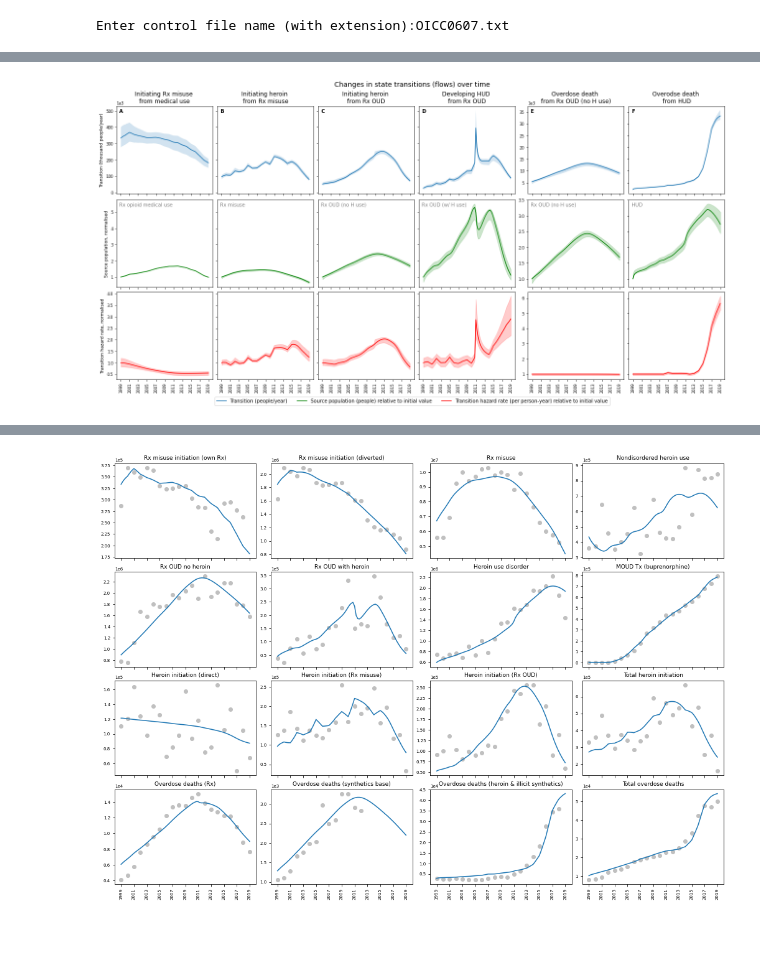
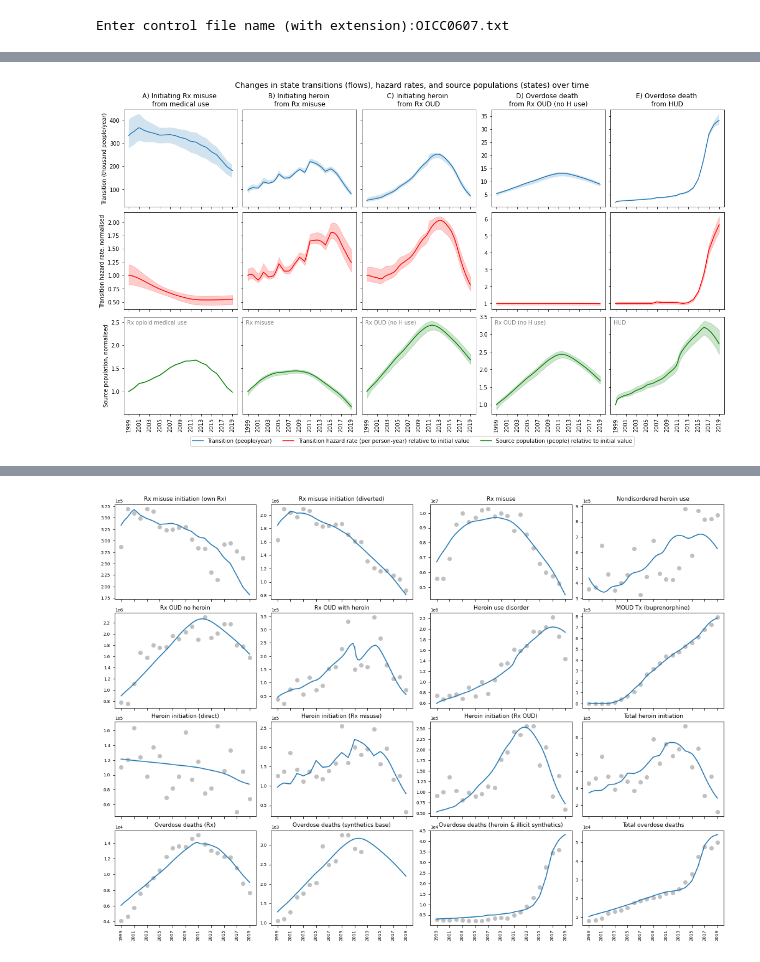
Before and after one commit to tseyanglim/SOURCE, a Jupyter notebook: Analysis & Graphing/OSM Graphing - Main Paper.ipynb, the cells around one changed output, grey strips where cells are left out. Cells and saved outputs as stored; diff of their text form; code cells hidden in the pictures; blank space fills up the shorter version.

```diff
--- a/Analysis & Graphing/OSM Graphing - Main Paper.ipynb
+++ b/Analysis & Graphing/OSM Graphing - Main Paper.ipynb
@@ -196,32 +185,32 @@ s = s.loc[:, :f'{float(endyear)}']
 
 # Establish list of rates-stocks-hazards-titles-stocknames to plot
 rateslist = [
-    ['Initiating Rx misuse own Rx', 'Patients with current opioid Rx',
-     'Initiation rate Rx misuse own Rx effective', 'Initiating Rx misuse \nfrom medical use',
-     'Rx opioid medical use'],
-    ['Initiating heroin with Rx misuse', 'Rx misuse no PY heroin',
-     'Initiation rate heroin with Rx misuse effective', 'Initiating heroin \nfrom Rx misuse',
-     'Rx misuse'],
-    ['Initiating heroin with Rx OUD', 'Rx OUD no PY heroin no MOUD',
-     'Initiation rate heroin with Rx OUD effective', 'Initiating heroin \nfrom Rx OUD',
-     'Rx OUD (no H use)'],
-    ['Developing HUD with Rx OUD', 'Rx OUD with PY heroin no MOUD',
-     'Developing HUD rate with Rx OUD effective', 'Developing HUD \nfrom Rx OUD',
-     'Rx OUD (w/ H use)'],
-    ['Overdose death Rx OUD no H', 'Rx OUD no PY heroin no MOUD',
-     'Overdose death rate Rx OUD no H', 'Overdose death \nfrom Rx OUD (no H use)',
-     'Rx OUD (no H use)'],
-    ['Overdose death HUD', 'HUD no MOUD',
-     'Overdose death rate HUD', 'Overodse death \nfrom HUD', 'HUD']
+    {'r': 'Initiating Rx misuse own Rx', 's': 'Patients with current opioid Rx',
+     'h': 'Initiation rate Rx misuse own Rx effective',
+     't': 'A) Initiating Rx misuse \nfrom medical use', 'n': 'Rx opioid medical use'},
+    {'r': 'Initiating heroin with Rx misuse', 's': 'Rx misuse no PY heroin',
+     'h': 'Initiation rate heroin with Rx misuse effective',
+     't': 'B) Initiating heroin \nfrom Rx misuse', 'n': 'Rx misuse'},
+    {'r': 'Initiating heroin with Rx OUD', 's': 'Rx OUD no PY heroin no MOUD',
+     'h': 'Initiation rate heroin with Rx OUD effective',
+     't': 'C) Initiating heroin \nfrom Rx OUD', 'n': 'Rx OUD (no H use)'},
+#     {'r': 'Developing HUD with Rx OUD', 's': 'Rx OUD with PY heroin no MOUD',
+#      'h': 'Developing HUD rate with Rx OUD effective', 't': 'D) Developing HUD \nfrom Rx OUD',
+#      'n': 'Rx OUD (w/ H use)'},
+    {'r': 'Overdose death Rx OUD no H', 's': 'Rx OUD no PY heroin no MOUD',
+     'h': 'Overdose death rate Rx OUD no H', 't': 'D) Overdose death \nfrom Rx OUD (no H use)',
+     'n': 'Rx OUD (no H use)'},
+    {'r': 'Overdose death HUD', 's': 'HUD no MOUD', 'h': 'Overdose death rate HUD',
+     't': 'E) Overdose death \nfrom HUD', 'n': 'HUD'}
 ]
 
 # Define y-axis labels
 ylabels = ['Transition (thousand people/year)',
-           'Source population, normalised',
-           'Transition hazard rate, normalised']
+           'Transition hazard rate, normalised',
+           'Source population, normalised']
 
 # Set up main figure with three rows of axes
-fig0, axs = plt.subplots(3, 6, figsize=[18, 9], sharex=True, constrained_layout=True)
+fig0, axs = plt.subplots(3, 5, figsize=[16, 9], sharex=True, constrained_layout=True)
 
 # Set up sub-lists of axes for rows and columns
 row0, row1, row2 = axs
@@ -229,62 +218,61 @@ col_list = [col for col in zip(row0, row1, row2)]
 
 # Set up y-axis sharing
 for row in axs:
-    for ax in row[1:4]:
+    for ax in row[1:3]:
         ax.sharey(row[0])
         ax.tick_params(labelleft=False)
 
-    row[4].sharey(row[5])
-    row[5].tick_params(labelleft=False)
-
-# Add panel labels to top row for each column
-for ax, label in zip(row0, ['A', 'B', 'C', 'D', 'E', 'F']):
-    ax.text(0.03, 0.97, label, transform=ax.transAxes, fontweight='bold', va='top')
+    row[3].sharey(row[4])
+    row[4].tick_params(labelleft=False)
 
 # Iterate through columns/rates and plot lines and credible regions on each
 for rate, col in zip(rateslist, col_list):
     axa, axb, axc = col # Unpack column to three separate axes
 
-    line0, = axa.plot(t.loc[rate[0]])
-    line1, = axb.plot(t.loc[rate[1]]/t.loc[rate[1], f'{styear}'], color='g')
-    line2, = axc.plot(t.loc[rate[2]]/t.loc[rate[2], f'{styear}'], color='r')
-    for bd in bounds:
-        axa.fill_between(t.columns, s.loc[rate[0], bd[0]], s.loc[rate[0], bd[1]], alpha=0.2)
-        axb.fill_between(t.columns, s.loc[rate[1], bd[0]]/t.loc[rate[1], f'{styear}'],
-                         s.loc[rate[1], bd[1]]/t.loc[rate[1], f'{styear}'], alpha=0.2, color='g')
-        axc.fill_between(t.columns, s.loc[rate[2], bd[0]]/t.loc[rate[2], f'{styear}'],
-                         s.loc[rate[2], bd[1]]/t.loc[rate[2], f'{styear}'], alpha=0.2, color='r')
+    line0, = axa.plot(t.loc[rate['r']])
+    line1, = axb.plot(t.loc[rate['h']]/t.loc[rate['h'], f'{styear}'], color='r')
+    line2, = axc.plot(t.loc[rate['s']]/t.loc[rate['s'], f'{styear}'], color='g')
+    for b in bounds:
+        axa.fill_between(t.columns, s.loc[rate['r'], b[0]],
+                         s.loc[rate['r'], b[1]], alpha=0.2)
+        axb.fill_between(t.columns, s.loc[rate['h'], b[0]]/t.loc[rate['h'], f'{styear}'],
+                         s.loc[rate['h'], b[1]]/t.loc[rate['h'], f'{styear}'],
+                         alpha=0.2, color='r')
+        axc.fill_between(t.columns, s.loc[rate['s'], b[0]]/t.loc[rate['s'], f'{styear}'],
+                         s.loc[rate['s'], b[1]]/t.loc[rate['s'], f'{styear}'],
+                         alpha=0.2, color='g')
 
     # Add stocknames from rateslist as labels to second row
-    axb.text(0.03, 0.97, rate[4], transform=axb.transAxes, color='gray', va='top')
+    axc.text(0.03, 0.97, rate['n'], transform=axc.transAxes, color='gray', va='top')
 
     # Set up axis labels & title
     loc = mticker.MultipleLocator(base=8)
     axc.xaxis.set_major_locator(loc)
-    axc.tick_params(axis='x', labelsize=8, labelrotation=90)
+    axc.tick_params(axis='x', labelsize=10, labelrotation=90)
     for ax in col:
-        ax.tick_params(axis='y', labelsize=8)
-    axa.set_title(rate[3]) # Take title from rateslist
+        ax.tick_params(axis='y', labelsize=10)
+    axa.set_title(rate['t']) # Take title from rateslist
 
 # Format y-axis and set labels
 for ax in row0:
-    ax.yaxis.set_major_formatter(mticker.ScalarFormatter())
-    ax.yaxis.offsetText.set_fontsize(8)
-    ax.ticklabel_format(axis='y', style='sci', scilimits=(3,3))
+    ax.yaxis.set_major_formatter(lambda x, pos: f'{x / 1e3:.0f}')
 
 for row, label in zip(axs, ylabels):
-    row[0].set_ylabel(label, fontsize=9) # Put label only on leftmost axes
+    row[0].set_ylabel(label, fontsize=10) # Put label only on leftmost axes
 
-fig0.suptitle('Changes in state transitions (flows) over time', fontsize=14)
+fig0.suptitle('Changes in state transitions (flows), hazard rates, '
+              + 'and source populations (states) over time', fontsize=14)
 
 # Set up and display legend
 handles = [line0, line1, line2]
-labels = ['Transition (people/year)', 'Source population (people) relative to initial value',
-          'Transition hazard rate (per person-year) relative to initial value']
+labels = ['Transition (people/year)',
+          'Transition hazard rate (per person-year) relative to initial value',
+          'Source population (people) relative to initial value']
 fig0.legend(handles, labels, loc=9, bbox_to_anchor=(0.5, 0), ncol=3)
 
-fig0.savefig(f"./{baserunname}_rates_3row.jpg", bbox_inches='tight')
+fig0.savefig(f"./{baserunname}_rates_3row_noUD.jpg", bbox_inches='tight')
 # %% [output]
-[figure, old version]
+[figure, new version]
 # %%
 ##### PLOT FENTANYL AND NALOXONE COUNTERFACTUALS GRAPHS #####
 
```
Also changed, not shown: parts of 5 cells of this notebook, 6 other files.
